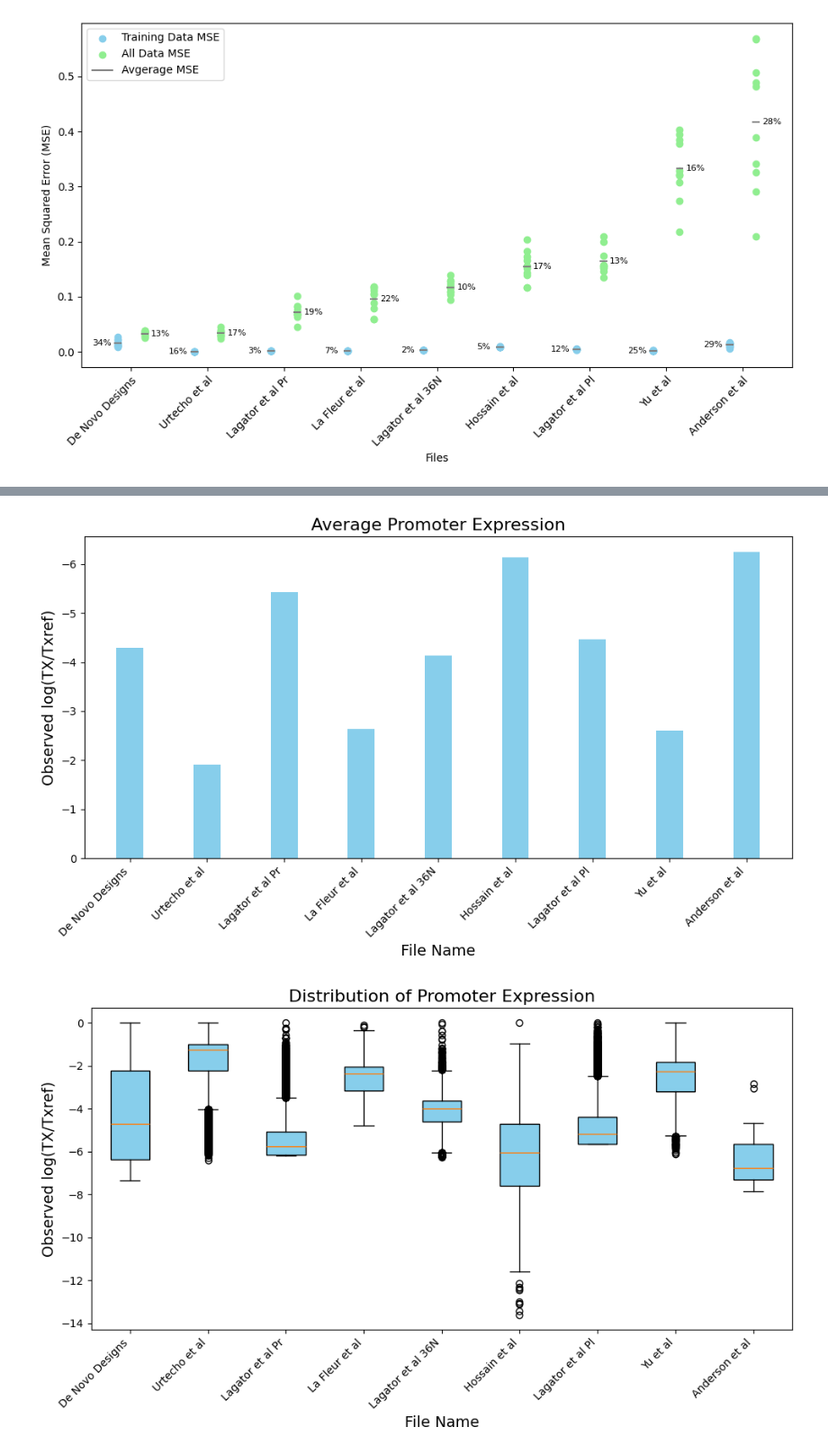
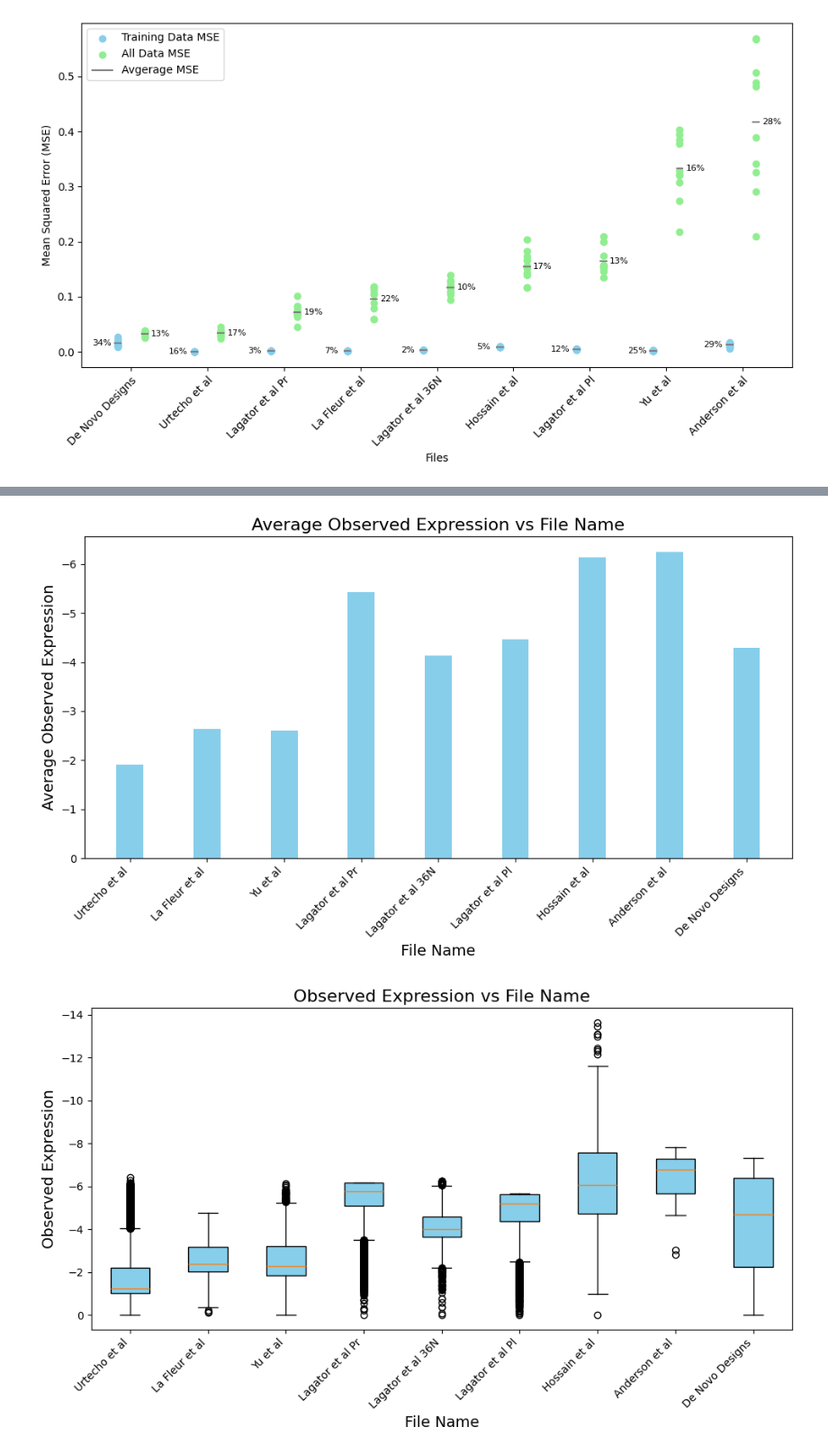
Before and after one commit to Rhys-sg/e.-coli-promoter-prediction, a Jupyter notebook: individual_files.ipynb, the cells around one changed output, grey strips where cells are left out. Shown at 90% size. Drawn from its saved outputs; the diff is of its cells as text; code cells hidden in the pictures.

Commit message:
Dataset metrics

```diff
--- a/individual_files.ipynb
+++ b/individual_files.ipynb
@@ -13,6 +13,8 @@ split_data, file_names = main_module.split_data_by_file(df)
 # %%
-all_results = individual_files_module.load_repeat_evalute_each_file()
-file_order = individual_files_module.plot_repeat_evalute_each_file(file_names, all_results)
+all_results = load_repeat_evalute_each_file()
+all_data_order, training_data_order, training_data_averages, all_data_averages, training_data_CV, all_data_CV = plot_repeat_evalute_each_file(file_names, all_results)
+
+file_order = training_data_order
 # %% [output]
 [figure]
 # %% [markdown]
@@ -31,0 +33,9 @@ individual_files_module.file_bar_chart(file_sequence_counts, file_order, y_label
+# %%
+import pandas as pd
+
+metrics_df = pd.DataFrame(file_order, columns=['File Name'])
+metrics_df['Training Data CV'] = add_to_df(metrics_df, training_data_CV)
+metrics_df['All Data CV'] = add_to_df(metrics_df, all_data_CV)
+metrics_df['Training Data Averages'] = add_to_df(metrics_df, training_data_averages)
+metrics_df['All Data Averages'] = add_to_df(metrics_df, all_data_averages)
+metrics_df.head()
@@ -31,0 +49,5 @@ individual_files_module.file_bar_chart(file_sequence_counts, file_order, y_label
+# %%
+file_sequence_counts = get_file_sequence_counts(df)
+metrics_df['Sequence Count'] = add_to_df(metrics_df, file_sequence_counts)
+
+plot_barchart(metrics_df, 'Sequence Count')
@@ -32,7 +56,10 @@ individual_files_module.file_bar_chart(file_sequence_counts, file_order, y_label
 # %%
-sequence_lengths = individual_files_module.get_promoter_sequence_lengths(df)
+sequence_lengths = get_promoter_sequence_lengths(df)
 average_sequence_lengths = {file : sum(lengths) / len(lengths) for file, lengths in sequence_lengths.items()}
 
-individual_files_module.file_bar_chart(average_sequence_lengths, file_order, y_label='Sequence Lengths (bp)', title='Average Promoter Sequence Length')
-individual_files_module.file_box_plot(sequence_lengths, file_order, y_label='Sequence Lengths (bp)', title='Distribution of Promoter Sequence Length')
+metrics_df['Average Sequence Length'] = add_to_df(metrics_df, average_sequence_lengths)
+metrics_df['Sequence Lengths'] = add_to_df(metrics_df, sequence_lengths)
+
+plot_barchart(metrics_df, 'Average Sequence Length')
+plot_boxplot(metrics_df, 'Sequence Lengths')
 # %% [output]
@@ -41,9 +68,12 @@ individual_files_module.file_box_plot(sequence_lengths, file_order, y_label='Seq
 # %%
-observed_expressions = individual_files_module.get_observed_expressions(df)
+observed_expressions = get_observed_expressions(df)
 average_observed_expressions = {file : sum(lengths) / len(lengths) for file, lengths in observed_expressions.items()}
 
-individual_files_module.file_bar_chart(average_observed_expressions, file_order, y_label='Observed log(TX/Txref)', title='Average Promoter Expression')
-individual_files_module.file_box_plot(observed_expressions, file_order, y_label='Observed log(TX/Txref)', title='Distribution of Promoter Expression')
+metrics_df['Observed Expression'] = add_to_df(metrics_df, observed_expressions)
+metrics_df['Average Observed Expression'] = add_to_df(metrics_df, average_observed_expressions)
+
+plot_barchart(metrics_df, 'Average Observed Expression')
+plot_boxplot(metrics_df, 'Observed Expression')
 # %% [output]
-[figure, old version]
+[figure, new version]
-[figure, old version]
+[figure, new version]
```
Also changed, not shown: parts of 25 cells of this notebook, 2 other files.
